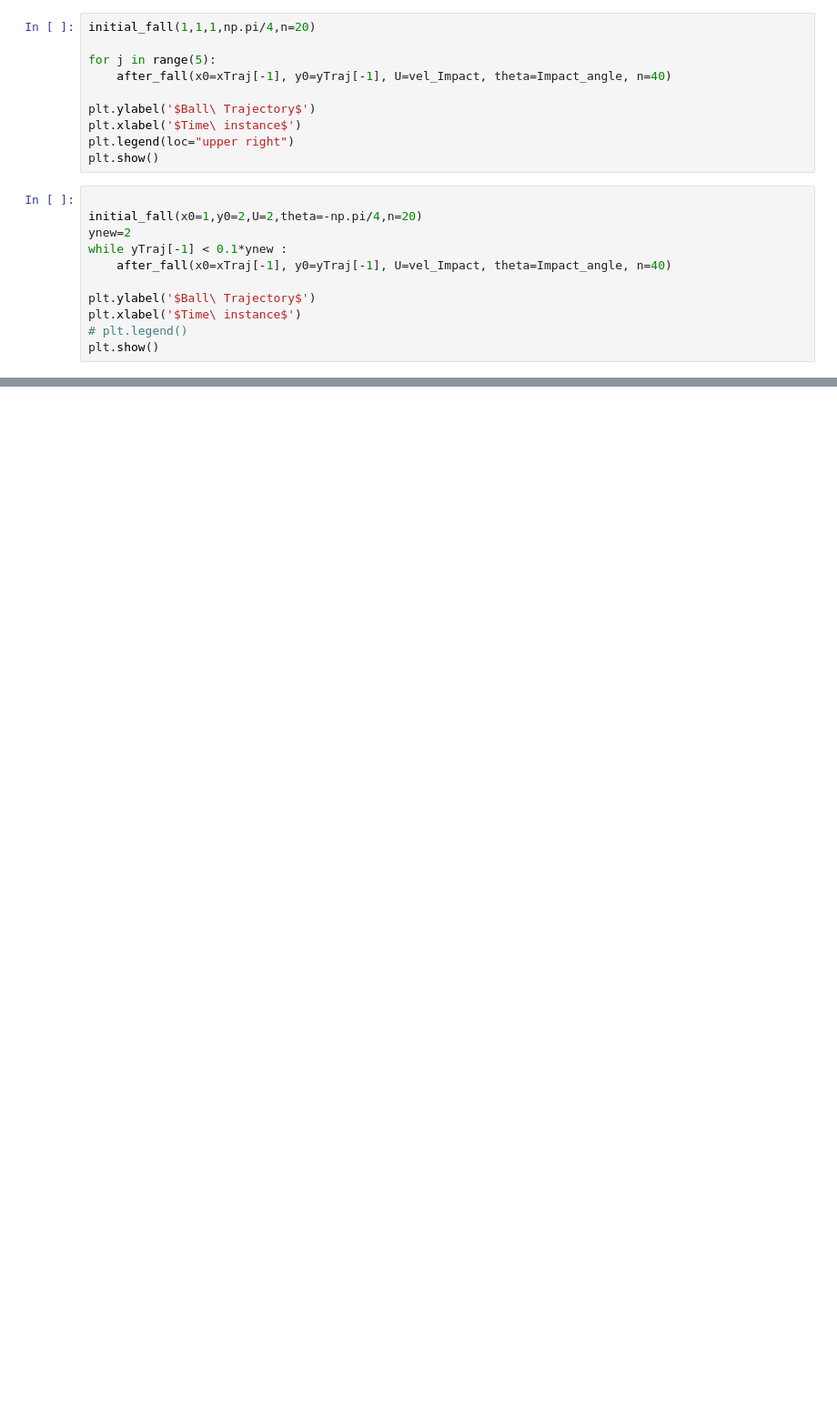
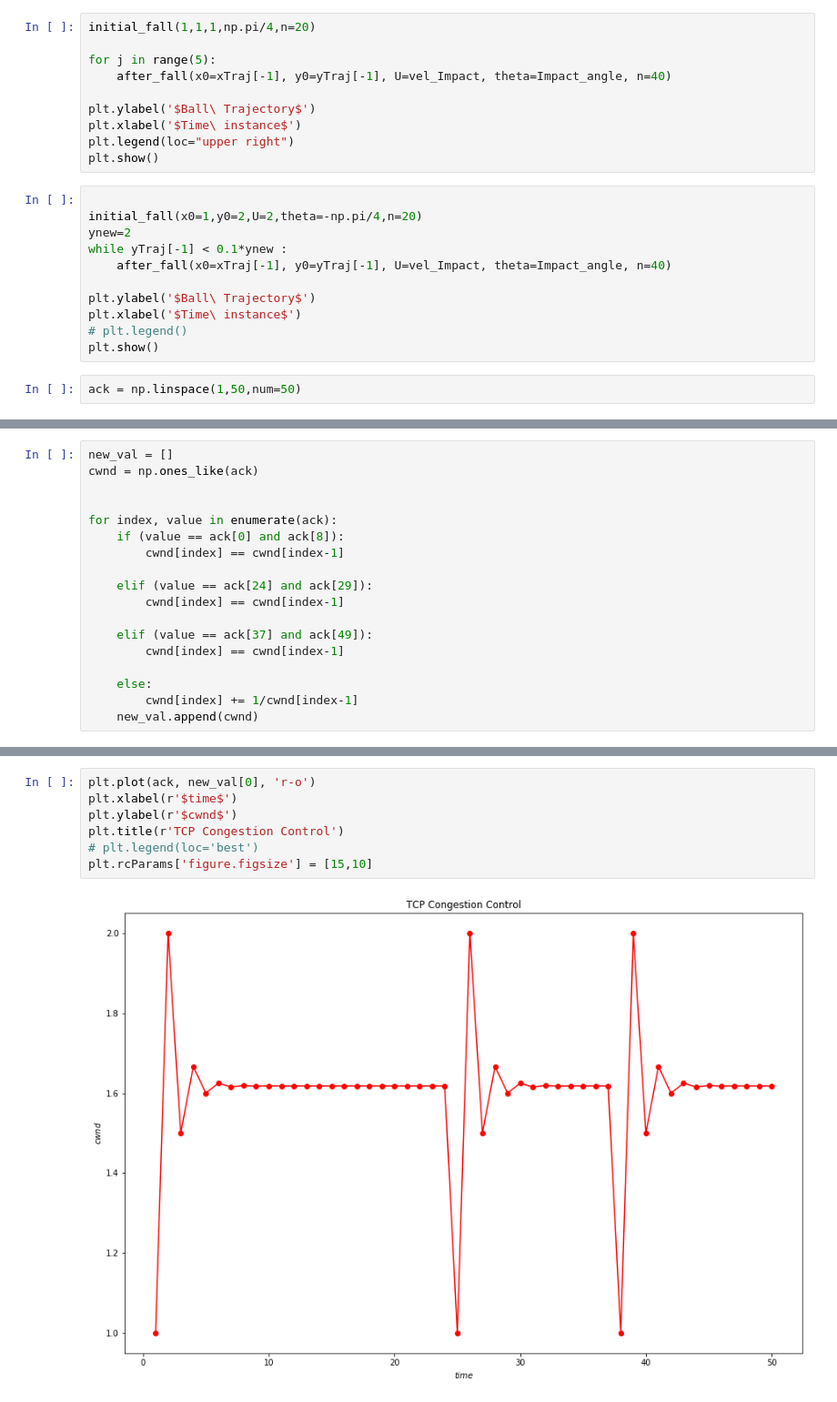
Before and after one commit to ajuluc/CFD, a Jupyter notebook: CFD_Ball_Trajectory.ipynb, the cells around one changed output, grey strips where cells are left out. Shown: that part at 91% size. Drawn from its saved outputs; the diff is of its cells as text; blank space fills up the shorter version.

```diff
--- a/CFD_Ball_Trajectory.ipynb
+++ b/CFD_Ball_Trajectory.ipynb
@@ -126,3 +134,5 @@ plt.ylabel('$Ball\ Trajectory$')
 plt.xlabel('$Time\ instance$')
 # plt.legend()
 plt.show()
+# %%
+ack = np.linspace(1,50,num=50)
@@ -128,0 +149,18 @@ plt.show()
+# %%
+new_val = []
+cwnd = np.ones_like(ack)
+
+
+for index, value in enumerate(ack):
+    if (value == ack[0] and ack[8]):
+        cwnd[index] == cwnd[index-1]
+
+    elif (value == ack[24] and ack[29]):
+        cwnd[index] == cwnd[index-1]
+
+    elif (value == ack[37] and ack[49]):
+        cwnd[index] == cwnd[index-1]
+
+    else:
+        cwnd[index] += 1/cwnd[index-1]
+    new_val.append(cwnd)
@@ -128,0 +180,9 @@ plt.show()
+# %%
+plt.plot(ack, new_val[0], 'r-o')
+plt.xlabel(r'$time$')
+plt.ylabel(r'$cwnd$')
+plt.title(r'TCP Congestion Control')
+# plt.legend(loc='best')
+plt.rcParams['figure.figsize'] = [15,10]
+# %% [output]
+[figure, added]
```
Also changed, not shown: parts of 11 cells of this notebook.
